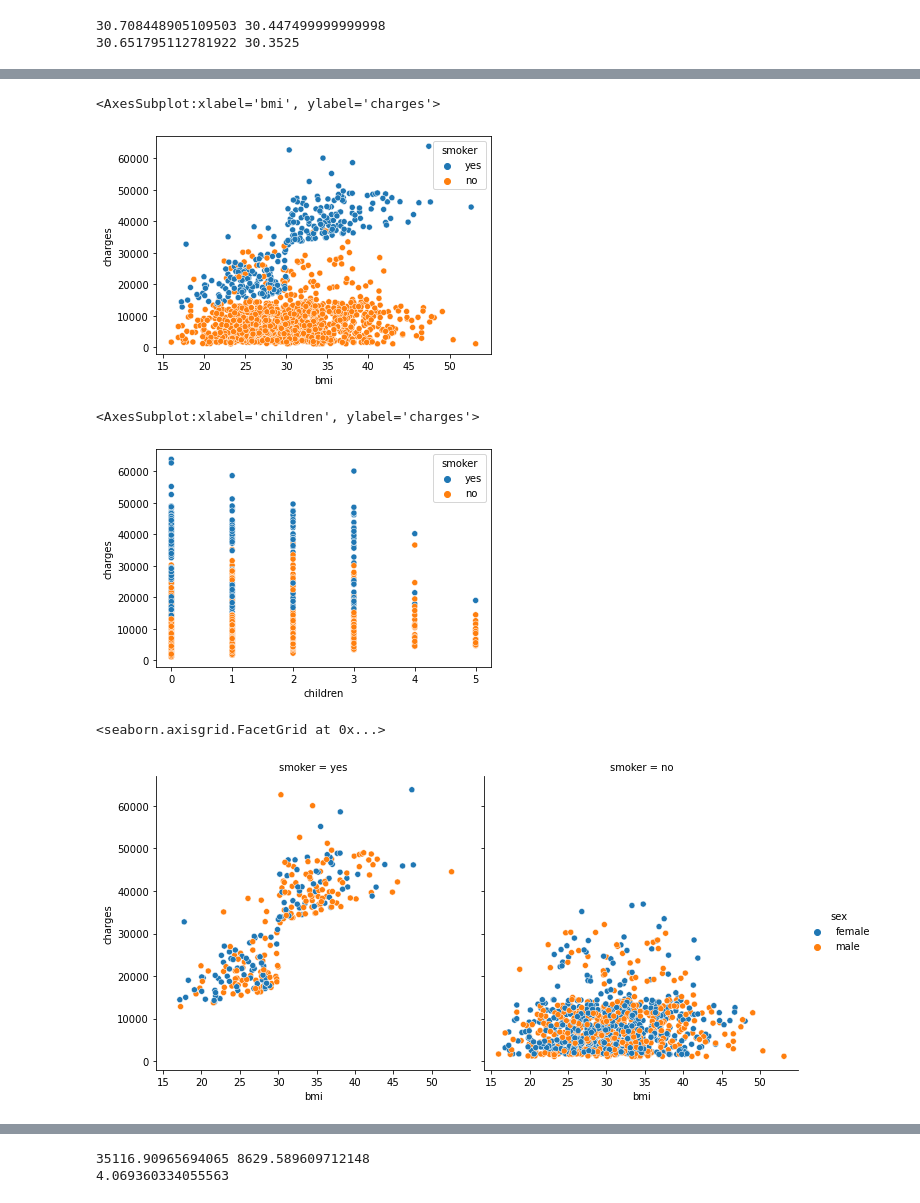
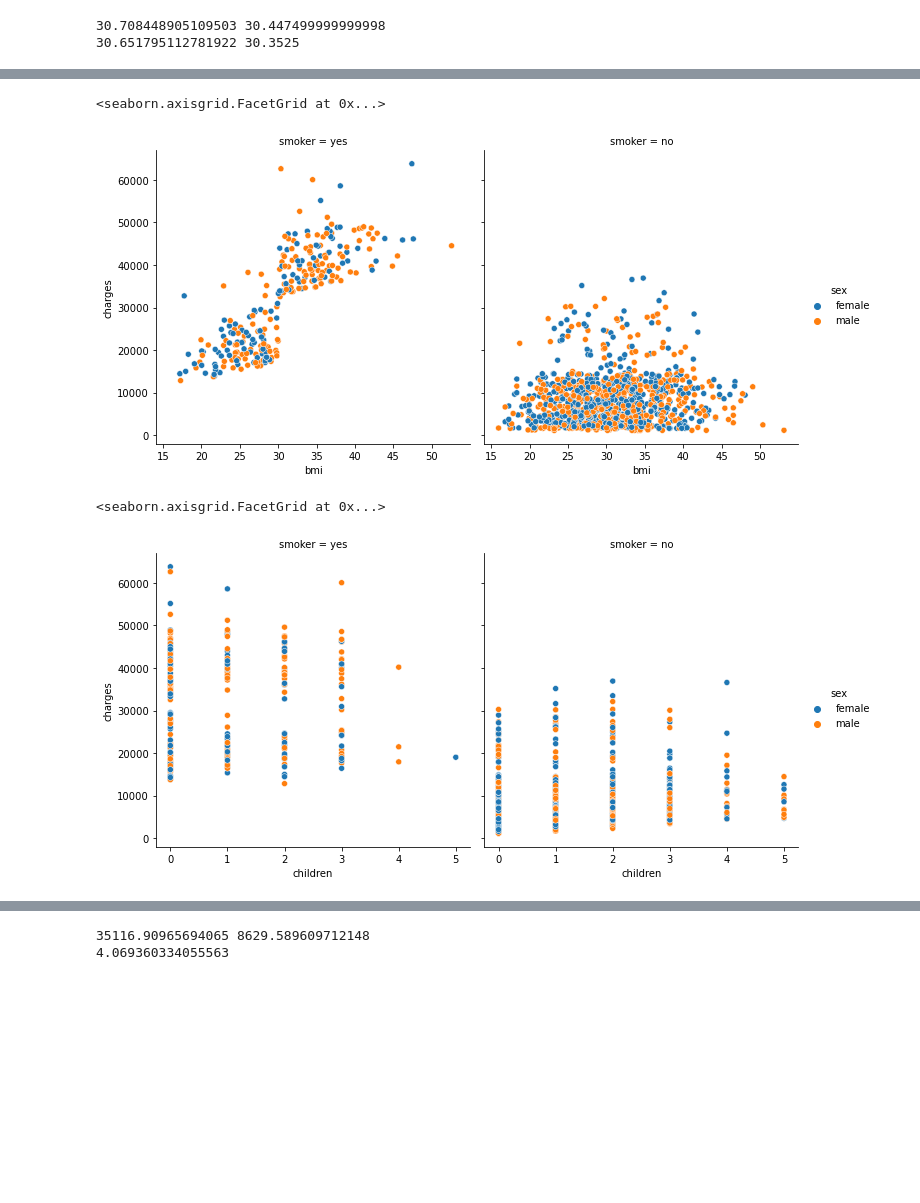
Before and after one commit to andre-vincentius/analisis-variabel-tagihan-kesehatan, a Jupyter notebook: project.ipynb, the cells around one changed output, grey strips where cells are left out. Saved outputs shown, nothing was run; the diff lists cells and outputs as text; code cells hidden in the pictures; blank space fills up the shorter version.

```diff
--- a/project.ipynb
+++ b/project.ipynb
@@ -206,20 +215,17 @@ sns.scatterplot(data=df, x='age', y=(df['charges']), hue='smoker')
 # %%
-# dengan menggunakan visualisasi, kita dapat melihat setidaknya ada sekitar 4 populasi yang terdapat di dalam data kita.
-# nonsmoker yang mengikuti garis linear, nonsmoker yang terscatter di sekitaran populasi smoker, smoker dengan charge yang rendah, somker dgn chaarge tinggi
+# dengan menggunakan visualisasi, kita dapat melihat setidaknya ada sekitar 4 populasi yang terdapat di dalam data kita:
+# nonsmoker yang mengikuti garis linear, nonsmoker yang terscatter di sekitaran populasi smoker,
+# smoker dengan charge yang rendah, dan smoker dgn charge tinggi
 
-# kita juga dapat membandingkan bmi terhadap charge premi.
-sns.scatterplot(data=df, x='bmi', y='charges', hue='smoker')
+# kita juga dapat membandingkan BMI terhadap charges.
+sns.relplot(data=df, x='bmi', y='charges', hue='sex', col='smoker')
 # %% [output]
-<AxesSubplot:xlabel='bmi', ylabel='charges'>
+<seaborn.axisgrid.FacetGrid at 0x...>
-[figure, old version]
+[figure, new version]
 # %%
-sns.scatterplot(data=df, x='children', y='charges', hue='smoker')
+# membandingkan jumlah anak tanggungan terhadap charges.
+sns.relplot(data=df, x='children', y='charges', hue='sex', col='smoker')
 # %% [output]
-<AxesSubplot:xlabel='children', ylabel='charges'>
+<seaborn.axisgrid.FacetGrid at 0x...>
-[figure, old version]
+[figure, new version]
-# %%
-sns.relplot(data=df, x='bmi', y='charges', hue='sex', col='smoker')
-# %% [output]
-<seaborn.axisgrid.FacetGrid at 0x...>
-[figure, removed]
 # %%
```
Also changed, not shown: parts of 25 cells of this notebook.
